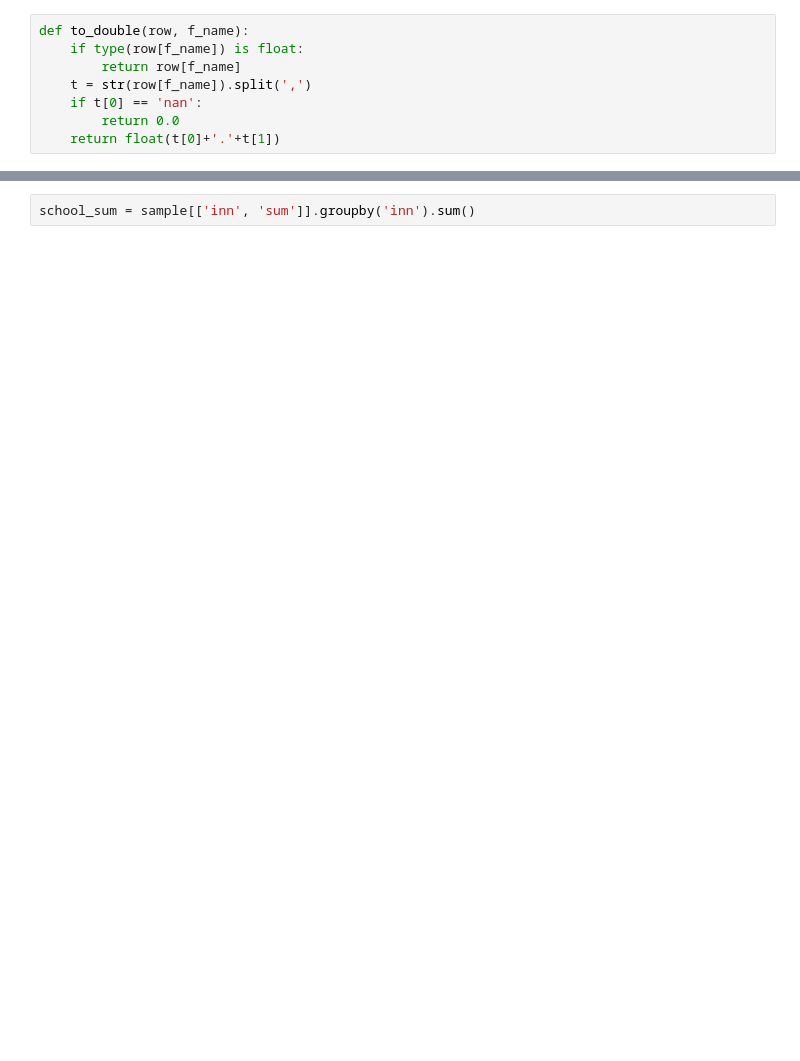
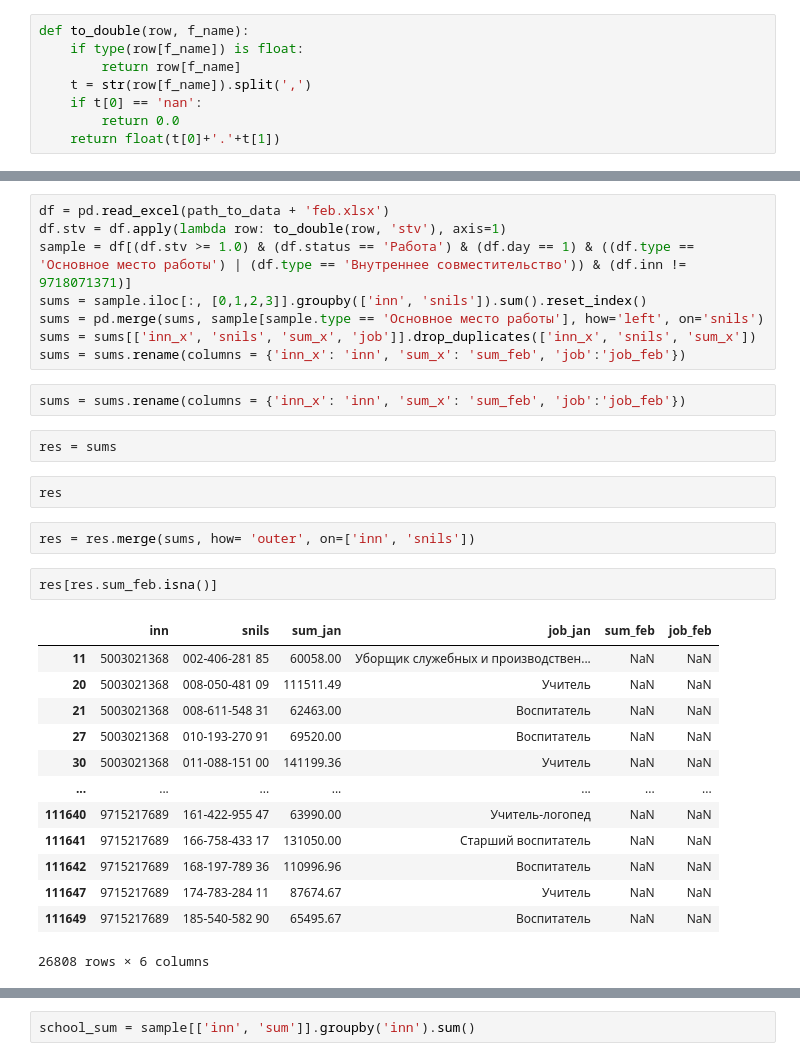
Before and after one commit to Mr-Maxraw/cfo-parser, a Jupyter notebook: counting/szp.ipynb, the cells around one changed output, grey strips where cells are left out. Saved outputs shown, nothing was run; the diff lists cells and outputs as text; blank space fills up the shorter version.

```diff
--- a/counting/szp.ipynb
+++ b/counting/szp.ipynb
@@ -16,0 +42,32 @@ def to_double(row, f_name):
+# %%
+df = pd.read_excel(path_to_data + 'feb.xlsx')
+df.stv = df.apply(lambda row: to_double(row, 'stv'), axis=1)
+sample = df[(df.stv >= 1.0) & (df.status == 'Работа') & (df.day == 1) & ((df.type == 'Основное место работы') | (df.type == 'Внутреннее совместительство')) & (df.inn != 9718071371)]
+sums = sample.iloc[:, [0,1,2,3]].groupby(['inn', 'snils']).sum().reset_index()
+sums = pd.merge(sums, sample[sample.type == 'Основное место работы'], how='left', on='snils')
+sums = sums[['inn_x', 'snils', 'sum_x', 'job']].drop_duplicates(['inn_x', 'snils', 'sum_x'])
+sums = sums.rename(columns = {'inn_x': 'inn', 'sum_x': 'sum_feb', 'job':'job_feb'})
+# %%
+sums = sums.rename(columns = {'inn_x': 'inn', 'sum_x': 'sum_feb', 'job':'job_feb'})
+# %%
+res = sums
+# %%
+res
+# %%
+res = res.merge(sums, how= 'outer', on=['inn', 'snils'])
+# %%
+res[res.sum_feb.isna()]
+# %% [output]
+|  | inn | snils | sum_jan | job_jan | sum_feb | job_feb |
+| 11 | 5003021368 | 002-406-281 85 | 60058.00 | Уборщик служебных и производствен... | NaN | NaN |
+| 20 | 5003021368 | 008-050-481 09 | 111511.49 | Учитель | NaN | NaN |
+| 21 | 5003021368 | 008-611-548 31 | 62463.00 | Воспитатель | NaN | NaN |
+| 27 | 5003021368 | 010-193-270 91 | 69520.00 | Воспитатель | NaN | NaN |
+| 30 | 5003021368 | 011-088-151 00 | 141199.36 | Учитель | NaN | NaN |
+| ... | ... | ... | ... | ... | ... | ... |
+| 111640 | 9715217689 | 161-422-955 47 | 63990.00 | Учитель-логопед | NaN | NaN |
+| 111641 | 9715217689 | 166-758-433 17 | 131050.00 | Старший воспитатель | NaN | NaN |
+| 111642 | 9715217689 | 168-197-789 36 | 110996.96 | Воспитатель | NaN | NaN |
+| 111647 | 9715217689 | 174-783-284 11 | 87674.67 | Учитель | NaN | NaN |
+| 111649 | 9715217689 | 185-540-582 90 | 65495.67 | Воспитатель | NaN | NaN |
+26808 rows × 6 columns
```
Also changed, not shown: parts of 33 cells of this notebook.
